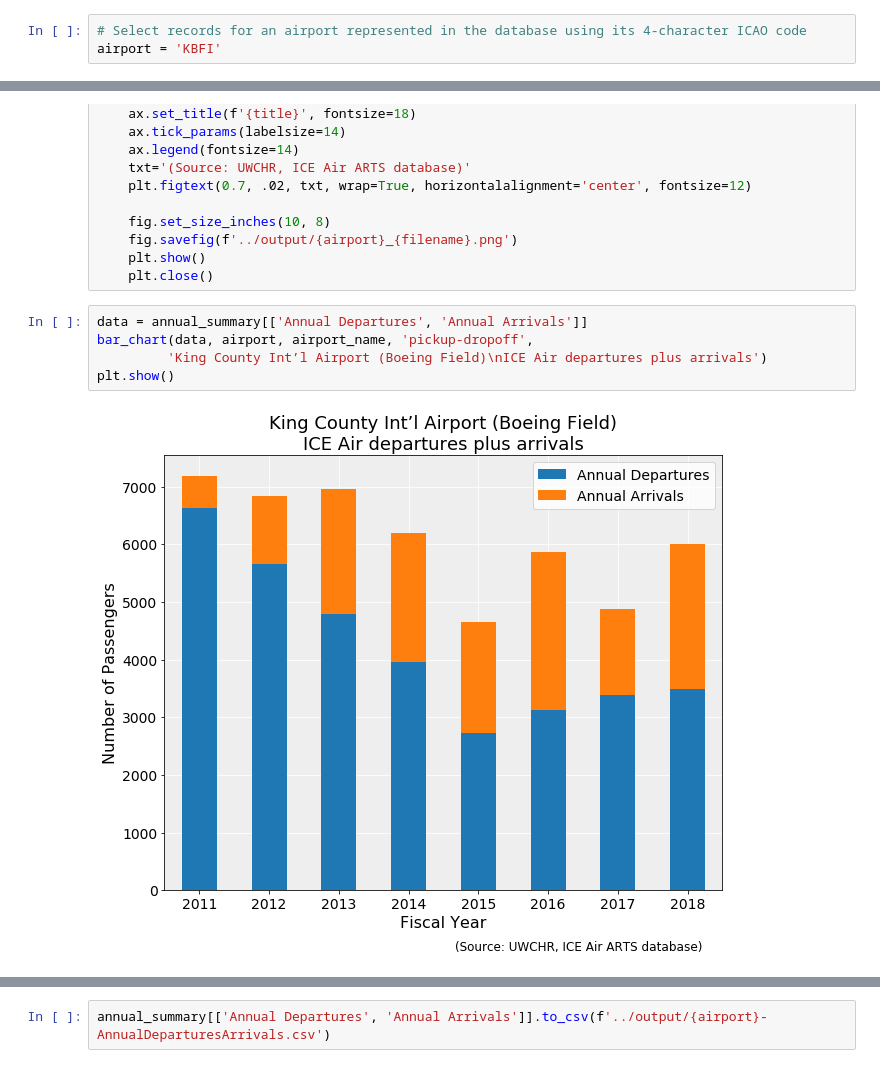
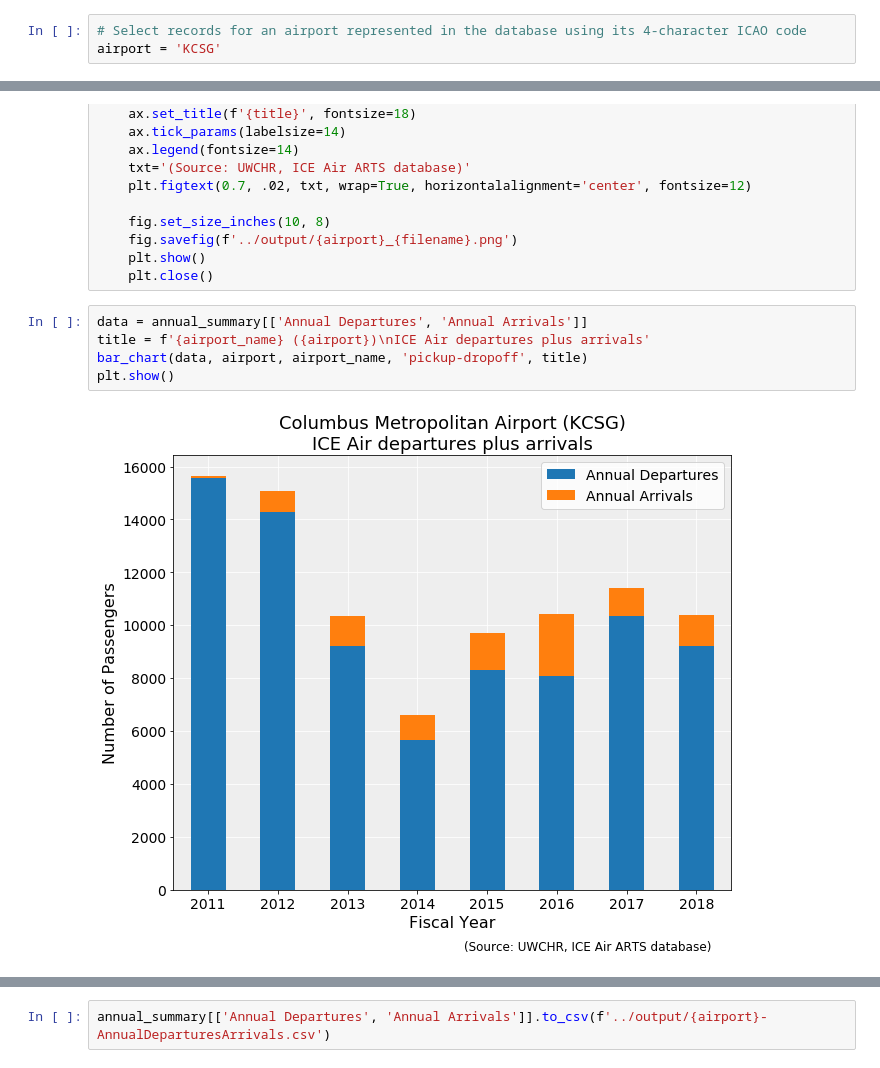
Before and after one commit to UWCHR/ice-air, a Jupyter notebook: analyze/note/airport.ipynb, the cells around one changed output, grey strips where cells are left out. Cells and saved outputs as stored; diff of their text form.

```diff
--- a/analyze/note/airport.ipynb
+++ b/analyze/note/airport.ipynb
@@ -55,7 +55,7 @@ with open('../input/airport_dict.yaml', 'r') as yamlfile:
 # Specific airport
 # %%
 # Select records for an airport represented in the database using its 4-character ICAO code
-airport = 'KBFI'
+airport = 'KCSG'
 # %%
 airport_name = airport_dict[airport]['AirportName']
 
@@ -233,8 +223,8 @@ def bar_chart(data, airport=str, airport_name=str, filename=str, title=str):
     plt.close()
 # %%
 data = annual_summary[['Annual Departures', 'Annual Arrivals']]
-bar_chart(data, airport, airport_name, 'pickup-dropoff',
-         'King County Int’l Airport (Boeing Field)\nICE Air departures plus arrivals')
+title = f'{airport_name} ({airport})\nICE Air departures plus arrivals'
+bar_chart(data, airport, airport_name, 'pickup-dropoff', title)
 plt.show()
 # %% [output]
-[figure, old version]
+[figure, new version]
```
Also changed, not shown: parts of 31 cells of this notebook, 24 other files.
